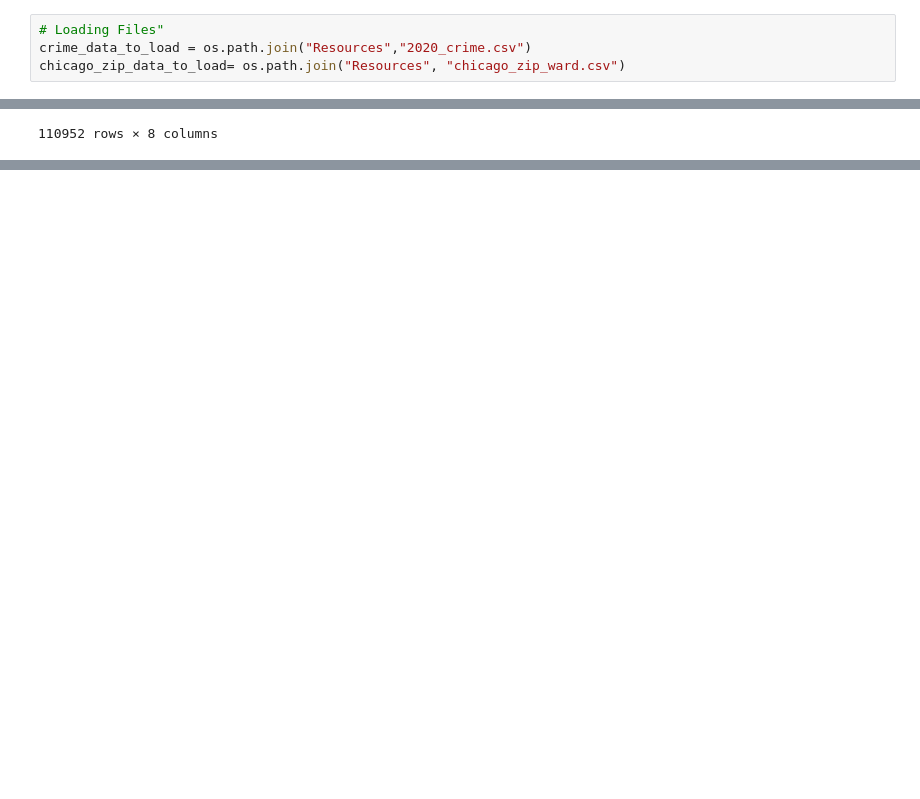
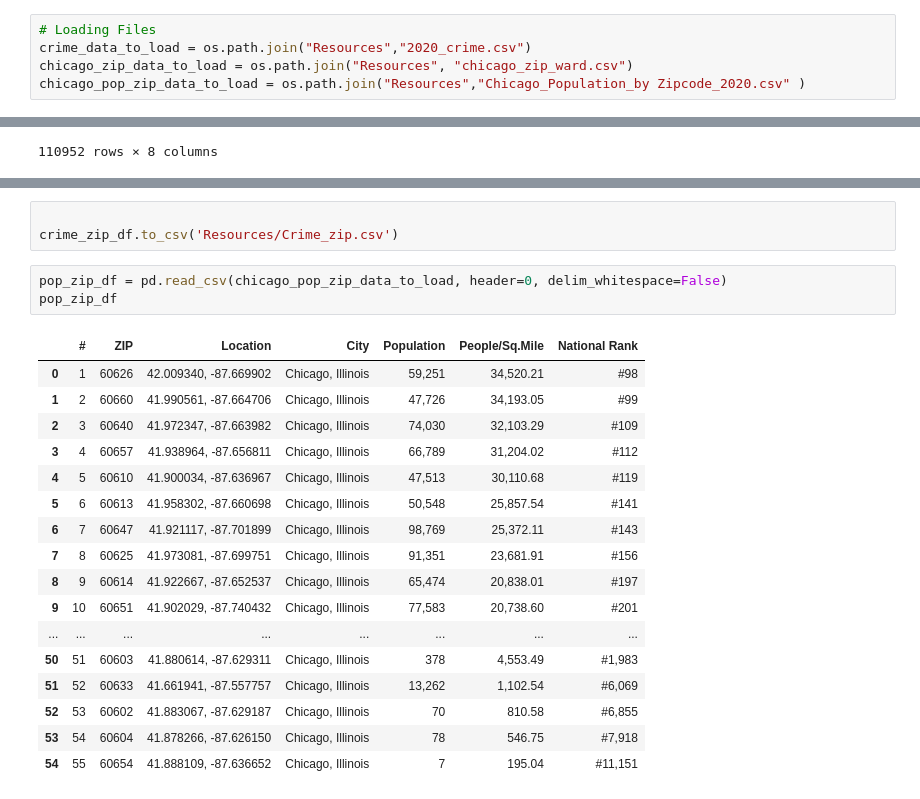
Before and after one commit to mmcdan13/capstone_project, a Jupyter notebook: Chipotle_Crime_Data_Cleaning.ipynb, the cells around one changed output, grey strips where cells are left out. Drawn from its saved outputs; the diff is of its cells as text; blank space fills up the shorter version.

```diff
--- a/Chipotle_Crime_Data_Cleaning.ipynb
+++ b/Chipotle_Crime_Data_Cleaning.ipynb
@@ -5,5 +6,6 @@ import os
 # %%
-# Loading Files"
+# Loading Files
 crime_data_to_load = os.path.join("Resources","2020_crime.csv")
-chicago_zip_data_to_load= os.path.join("Resources", "chicago_zip_ward.csv")
+chicago_zip_data_to_load = os.path.join("Resources", "chicago_zip_ward.csv")
+chicago_pop_zip_data_to_load = os.path.join("Resources","Chicago_Population_by Zipcode_2020.csv" )
 # %%
@@ -99,0 +140,24 @@ clean_crime_df
+# %%
+
+crime_zip_df.to_csv('Resources/Crime_zip.csv')
+# %%
+pop_zip_df = pd.read_csv(chicago_pop_zip_data_to_load, header=0, delim_whitespace=False)
+pop_zip_df
+# %% [output]
+|  | # | ZIP | Location | City | Population | People/Sq.Mile | National Rank |
+| 0 | 1 | 60626 | 42.009340, -87.669902 | Chicago, Illinois | 59,251 | 34,520.21 | #98 |
+| 1 | 2 | 60660 | 41.990561, -87.664706 | Chicago, Illinois | 47,726 | 34,193.05 | #99 |
+| 2 | 3 | 60640 | 41.972347, -87.663982 | Chicago, Illinois | 74,030 | 32,103.29 | #109 |
+| 3 | 4 | 60657 | 41.938964, -87.656811 | Chicago, Illinois | 66,789 | 31,204.02 | #112 |
+| 4 | 5 | 60610 | 41.900034, -87.636967 | Chicago, Illinois | 47,513 | 30,110.68 | #119 |
+| 5 | 6 | 60613 | 41.958302, -87.660698 | Chicago, Illinois | 50,548 | 25,857.54 | #141 |
+| 6 | 7 | 60647 | 41.921117, -87.701899 | Chicago, Illinois | 98,769 | 25,372.11 | #143 |
+| 7 | 8 | 60625 | 41.973081, -87.699751 | Chicago, Illinois | 91,351 | 23,681.91 | #156 |
+| 8 | 9 | 60614 | 41.922667, -87.652537 | Chicago, Illinois | 65,474 | 20,838.01 | #197 |
+| 9 | 10 | 60651 | 41.902029, -87.740432 | Chicago, Illinois | 77,583 | 20,738.60 | #201 |
+| ... | ... | ... | ... | ... | ... | ... | ... |
+| 50 | 51 | 60603 | 41.880614, -87.629311 | Chicago, Illinois | 378 | 4,553.49 | #1,983 |
+| 51 | 52 | 60633 | 41.661941, -87.557757 | Chicago, Illinois | 13,262 | 1,102.54 | #6,069 |
+| 52 | 53 | 60602 | 41.883067, -87.629187 | Chicago, Illinois | 70 | 810.58 | #6,855 |
+| 53 | 54 | 60604 | 41.878266, -87.626150 | Chicago, Illinois | 78 | 546.75 | #7,918 |
+| 54 | 55 | 60654 | 41.888109, -87.636652 | Chicago, Illinois | 7 | 195.04 | #11,151 |
```
Also changed, not shown: parts of 10 cells of this notebook, 3 other files.
